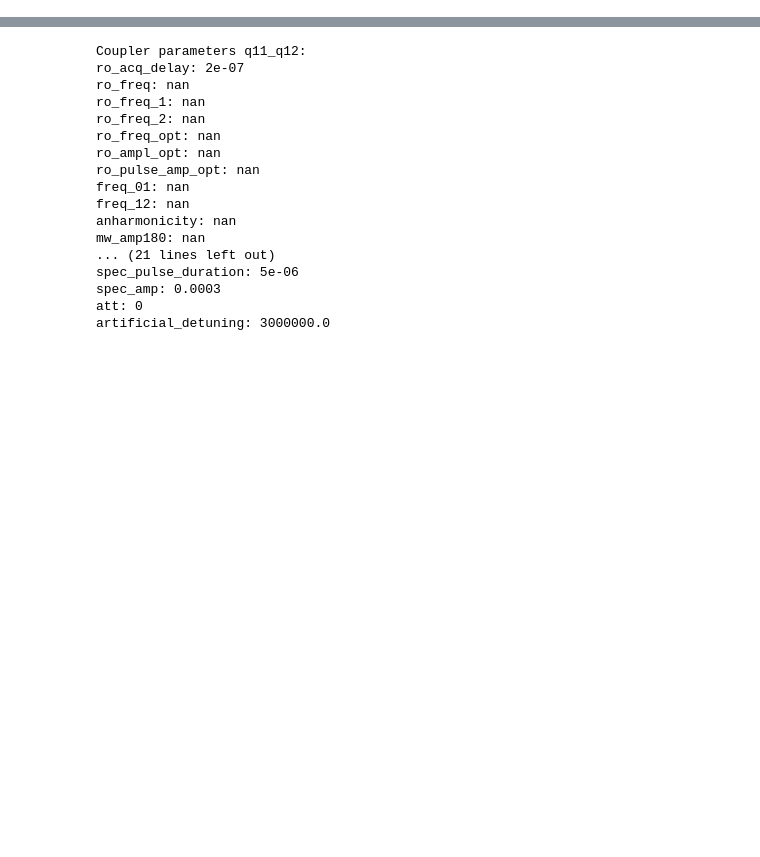
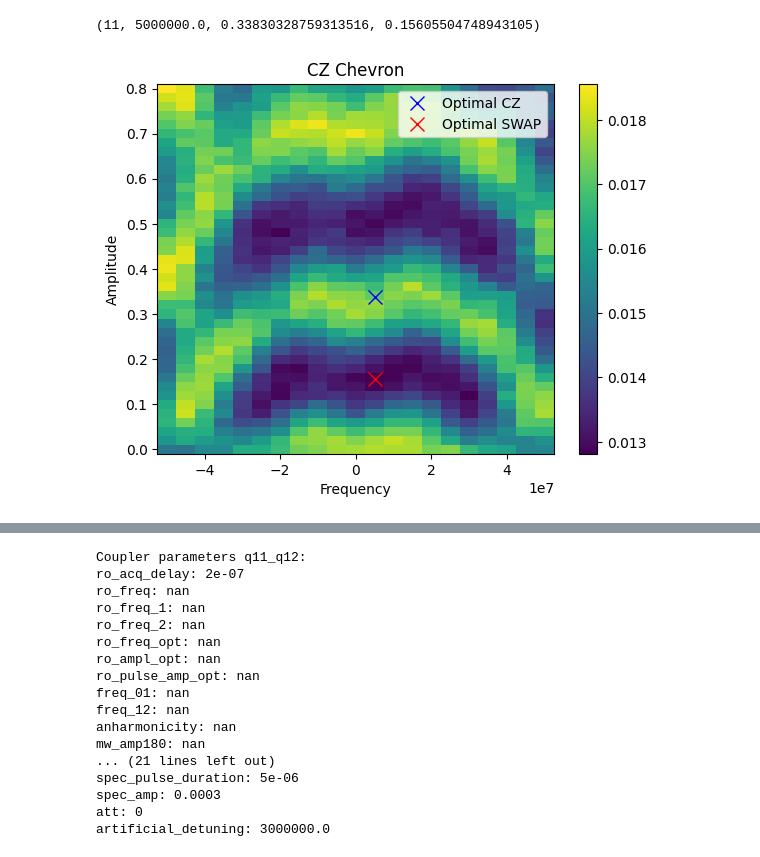
Before and after one commit to tergite/tergite-autocalibration, a Jupyter notebook: calib_test.ipynb, the cells around one changed output, grey strips where cells are left out. Drawn from its saved outputs; the diff is of its cells as text; code cells hidden in the pictures; blank space fills up the shorter version.

Commit message:
feat: updated cz chevron analysis feat: added mock data function to cz chevron

```diff
--- a/calib_test.ipynb
+++ b/calib_test.ipynb
@@ -59,0 +146,41 @@ Figure(1000x600)
+# %%
+qubit = 'q14'
+x = ds[f'cz_pulse_frequencies_sweep{qubit}'].values
+y = ds[f'cz_pulse_amplitudes{qubit}'].values
+values = [[np.linalg.norm(u) for u in v] for v in ds[f'y{qubit}_']]
+# %%
+fit_results = []
+for magnitude in np.transpose(values):
+    model = ChevronModel()
+    # magnitude = np.transpose(values)[15]
+    fit_amplitudes = np.linspace( y[0], y[-1], 400)
+    guess = model.guess(magnitude, drive_amp=y)
+    fit_result = model.fit(magnitude, params=guess, drive_amp=y)
+    fit_y = model.eval(fit_result.params, **{model.independent_vars[0]: fit_amplitudes})
+    fit_results.append(fit_result)
+    # plt.plot(y,magnitude,'.r')
+    # plt.plot(fit_amplitudes,fit_y,'--b')
+qois = np.transpose([[fit.result.params[p].value for p in ['amplitude','frequency']] for fit in fit_results])
+qois = np.transpose([(q-np.min(q))/np.max(q) for q in qois])
+opt_id = np.argmax(np.sum(qois,axis=1))
+opt_freq = x[opt_id]
+opt_cz = fit_results[opt_id].result.params['cz'].value
+opt_swap = fit_results[opt_id].result.params['swap'].value
+opt_id,opt_freq,opt_cz,opt_swap
+# %% [output]
+(11, 5000000.0, 0.33830328759313516, 0.15605504748943105)
+# %%
+%matplotlib inline
+# plot 2d data as a color map
+plt.figure()
+plt.pcolormesh(x,y,values,shading='nearest')
+plt.plot(opt_freq,opt_cz,'xb', label = 'Optimal CZ',markersize=10)
+plt.plot(opt_freq,opt_swap,'xr',label = 'Optimal SWAP',markersize=10)
+plt.legend()
+plt.colorbar()
+plt.ylabel('Amplitude')
+plt.xlabel('Frequency')
+plt.title('CZ Chevron')
+plt.show()
+# %% [output]
+[figure, added]
```
Also changed, not shown: parts of 11 cells of this notebook, 4 other files.
